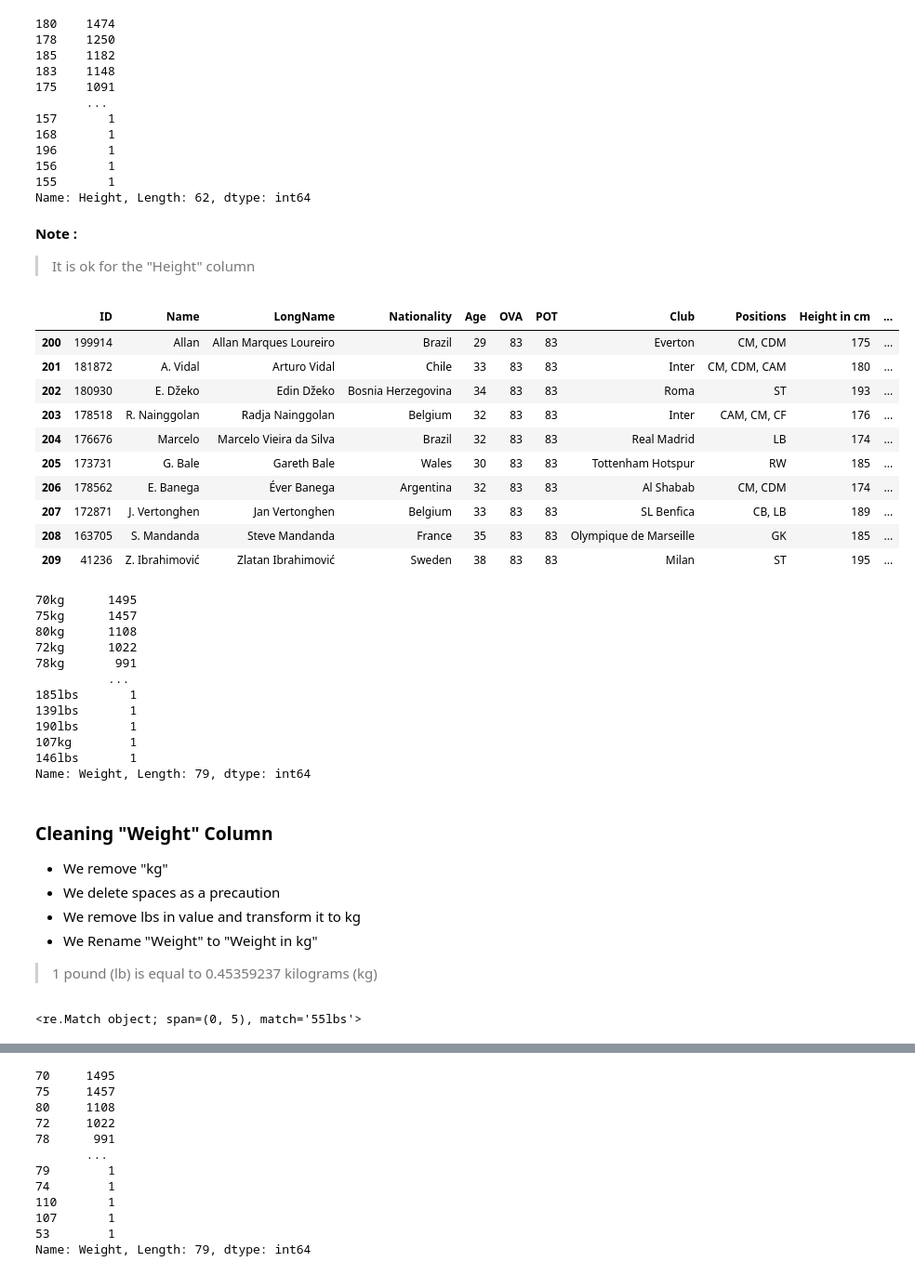
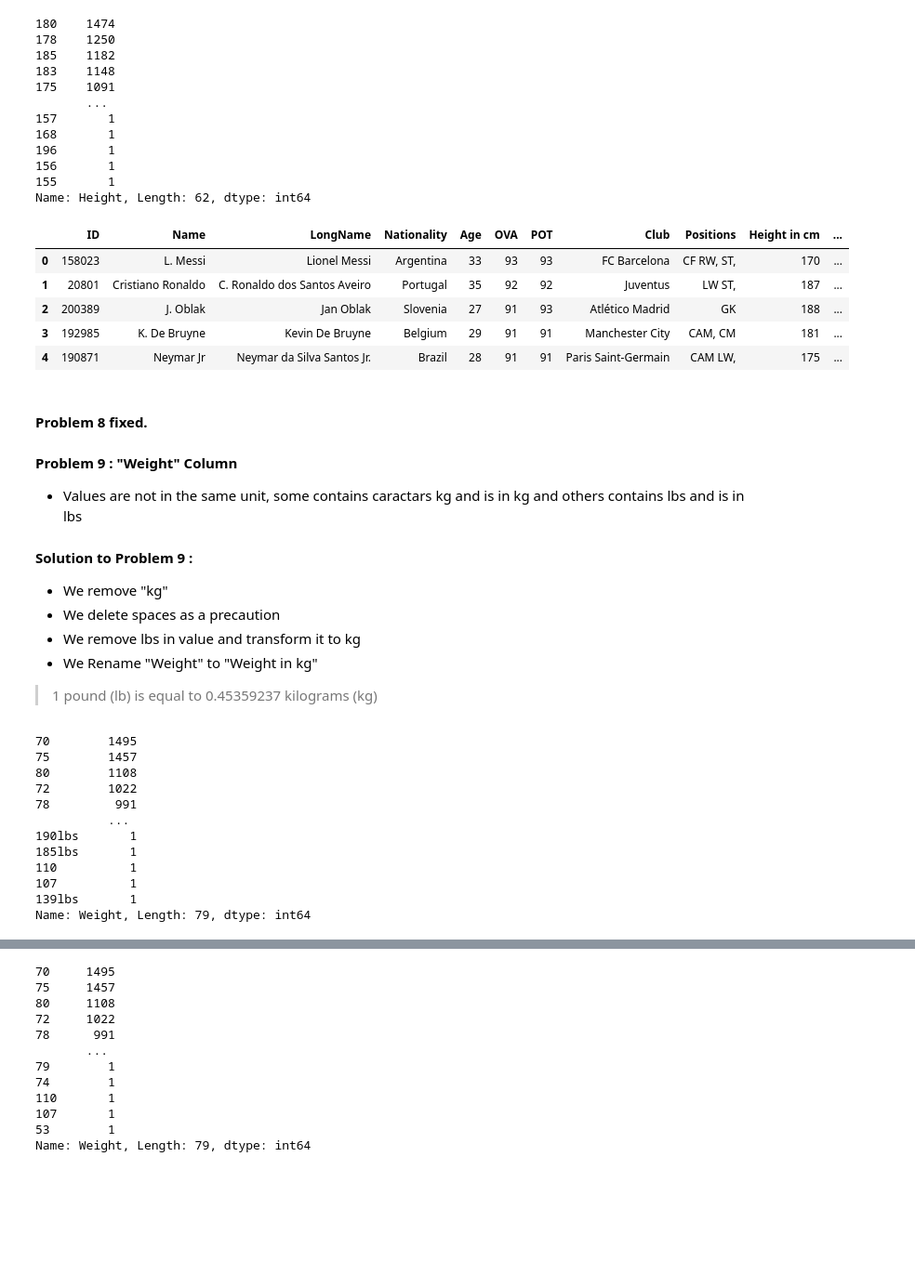
Before and after one commit to bovebove/FIFA21-Data-Cleaning, a Jupyter notebook: DataCleaingChallenge2023_03_10_dataset2.ipynb, the cells around one changed output, grey strips where cells are left out. Shown: that part at 93% size. Cells and saved outputs as stored; diff of their text form; code cells hidden in the pictures; blank space fills up the shorter version.

```diff
--- a/DataCleaingChallenge2023_03_10_dataset2.ipynb
+++ b/DataCleaingChallenge2023_03_10_dataset2.ipynb
@@ -570,0 +674,10 @@ df.iloc[200:210,0:12]
+# %%
+positions_ord = []
+for p in range(len(df['Positions'])):
+    po = sorted(df['Positions'][p].split(" ")) #ordered the list of positions
+    po_join = ' '.join(po)
+    positions_ord.append(po_join)
+# %%
+df['Positions'] = positions_ord
+df['Positions'] = df['Positions'].astype(object)
+df['Positions'].value_counts()
@@ -681,50 +811,48 @@ Name: Height, Length: 62, dtype: int64
 df['Height'] = df['Height'].astype(int)
 # %%
 df.rename({'Height':'Height in cm'},inplace=True,axis=1)
-# %% [markdown]
-**Note :**
-> It is ok for the "Height" column
 # %%
-df.iloc[200:210,0:12]
+df.iloc[:,:13].head(5)
 # %% [output]
 |  | ID | Name | LongName | Nationality | Age | OVA | POT | Club | Positions | Height in cm | ... |
-| 200 | 199914 | Allan | Allan Marques Loureiro | Brazil | 29 | 83 | 83 | Everton | CM, CDM | 175 | ... |
-| 201 | 181872 | A. Vidal | Arturo Vidal | Chile | 33 | 83 | 83 | Inter | CM, CDM, CAM | 180 | ... |
-| 202 | 180930 | E. Džeko | Edin Džeko | Bosnia Herzegovina | 34 | 83 | 83 | Roma | ST | 193 | ... |
-| 203 | 178518 | R. Nainggolan | Radja Nainggolan | Belgium | 32 | 83 | 83 | Inter | CAM, CM, CF | 176 | ... |
-| 204 | 176676 | Marcelo | Marcelo Vieira da Silva | Brazil | 32 | 83 | 83 | Real Madrid | LB | 174 | ... |
-| 205 | 173731 | G. Bale | Gareth Bale | Wales | 30 | 83 | 83 | Tottenham Hotspur | RW | 185 | ... |
-| 206 | 178562 | E. Banega | Éver Banega | Argentina | 32 | 83 | 83 | Al Shabab | CM, CDM | 174 | ... |
-| 207 | 172871 | J. Vertonghen | Jan Vertonghen | Belgium | 33 | 83 | 83 | SL Benfica | CB, LB | 189 | ... |
-| 208 | 163705 | S. Mandanda | Steve Mandanda | France | 35 | 83 | 83 | Olympique de Marseille | GK | 185 | ... |
-| 209 | 41236 | Z. Ibrahimović | Zlatan Ibrahimović | Sweden | 38 | 83 | 83 | Milan | ST | 195 | ... |
+| 0 | 158023 | L. Messi | Lionel Messi | Argentina | 33 | 93 | 93 | FC Barcelona | CF RW, ST, | 170 | ... |
+| 1 | 20801 | Cristiano Ronaldo | C. Ronaldo dos Santos Aveiro | Portugal | 35 | 92 | 92 | Juventus | LW ST, | 187 | ... |
+| 2 | 200389 | J. Oblak | Jan Oblak | Slovenia | 27 | 91 | 93 | Atlético Madrid | GK | 188 | ... |
+| 3 | 192985 | K. De Bruyne | Kevin De Bruyne | Belgium | 29 | 91 | 91 | Manchester City | CAM, CM | 181 | ... |
+| 4 | 190871 | Neymar Jr | Neymar da Silva Santos Jr. | Brazil | 28 | 91 | 91 | Paris Saint-Germain | CAM LW, | 175 | ... |
+# %% [markdown]
+#### Problem 8 fixed.
+
+#### Problem 9 : "Weight" Column
+- Values are not in the same unit, some contains caractars kg and is in kg and others contains lbs and is in lbs
+
+#### Solution to Problem 9 :
+- We remove "kg"
+- We delete spaces as a precaution
+- We remove lbs in value and transform it to kg
+- We Rename "Weight" to "Weight in kg"
+> 1 pound (lb) is equal to 0.45359237 kilograms (kg)
 # %%
 df.Weight.value_counts()
 # %% [output]
-70kg      1495
-75kg      1457
-80kg      1108
-72kg      1022
-78kg       991
+70        1495
+75        1457
+80        1108
+72        1022
+78         991
           ...
+190lbs       1
 185lbs       1
+110          1
+107          1
 139lbs       1
-190lbs       1
-107kg        1
-146lbs       1
 Name: Weight, Length: 79, dtype: int64
-# %% [markdown]
-### Cleaning "Weight" Column
-- We remove "kg"
-- We delete spaces as a precaution
-- We remove lbs in value and transform it to kg
-- We Rename "Weight" to "Weight in kg"
-> 1 pound (lb) is equal to 0.45359237 kilograms (kg)
 # %%
 df['Weight'] = df['Weight'].str.replace('kg','')
 df['Weight'] = df['Weight'].str.replace(' ','')
 # %%
 weight_lb_re = re.compile(r"([0-9]{1,4}lbs)")
-weight_lb_re.match("55lbs")
+
+# w= '172lbs'
+# if weight_lb_re.match(w):
+#     print(round(float(w.replace('lbs','')) * 0.45359237) )
-# %% [output]
-<re.Match object; span=(0, 5), match='55lbs'>
```
Also changed, not shown: parts of 117 cells of this notebook, 1 other file.
